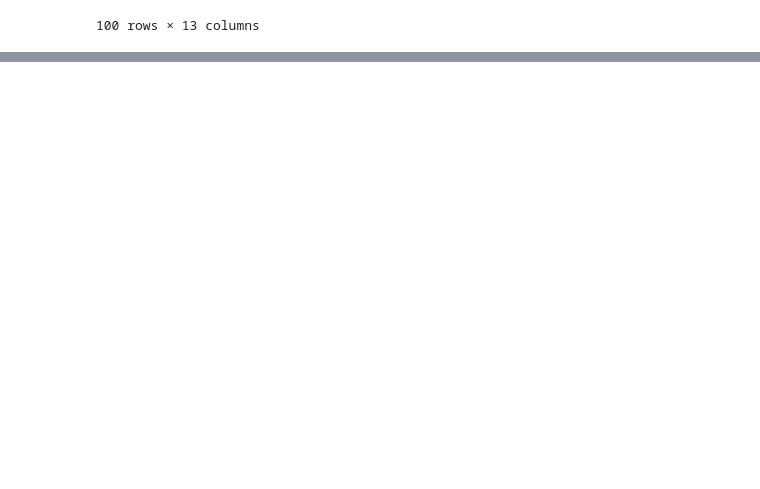
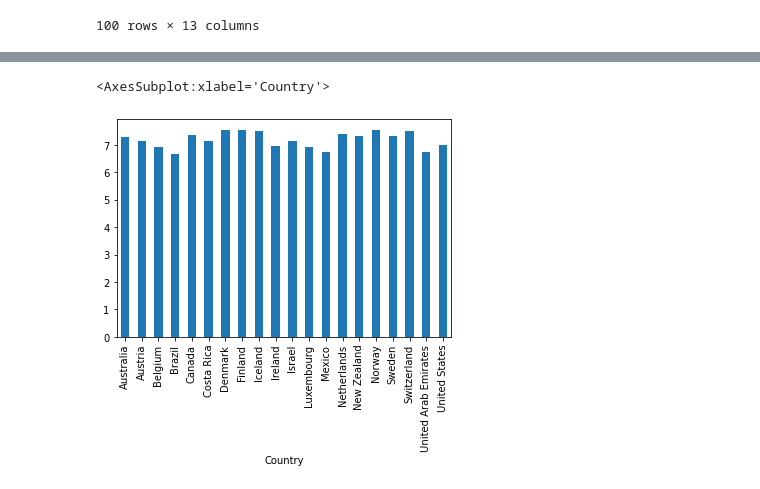
Before and after one commit to trevor48j/Tesla_Emissions, a Jupyter notebook: world_hapiness_report_r.ipynb, the cells around one changed output, grey strips where cells are left out. Drawn from its saved outputs; the diff is of its cells as text; code cells hidden in the pictures; blank space fills up the shorter version.

```diff
--- a/world_hapiness_report_r.ipynb
+++ b/world_hapiness_report_r.ipynb
@@ -46,0 +43,6 @@ cleaned_region.head(30)
+# %%
+grouped_country_df = cleaned_region.groupby(['Country'])
+
+print(grouped_country_df)
+sum_hapiness = grouped_country_df["Happiness Score"].mean()
+sum_hapiness
@@ -46,0 +68,5 @@ cleaned_region.head(30)
+# %%
+sum_hapiness.plot(kind='bar')
+# %% [output]
+<AxesSubplot:xlabel='Country'>
+[figure, added]
```
Also changed, not shown: parts of 6 cells of this notebook, 1 other file.
